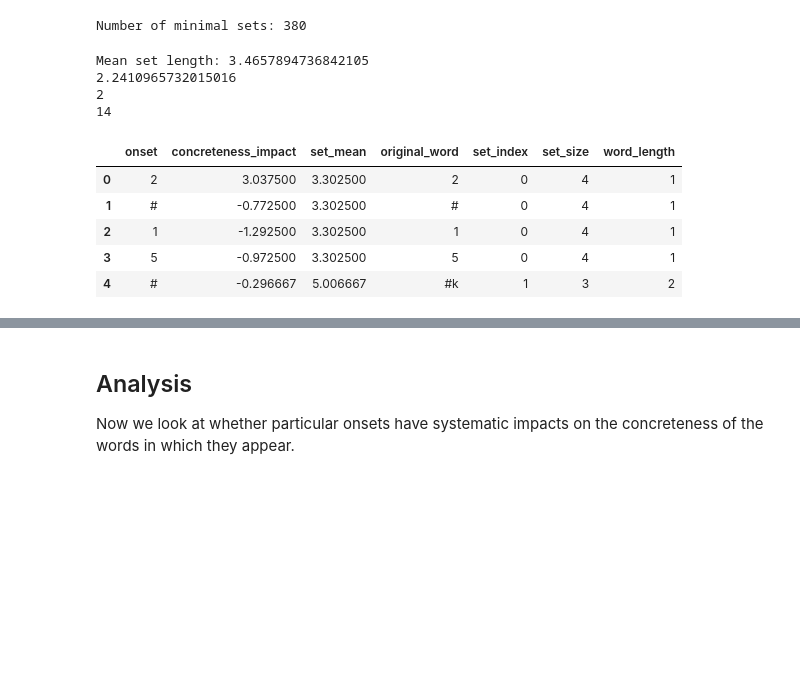
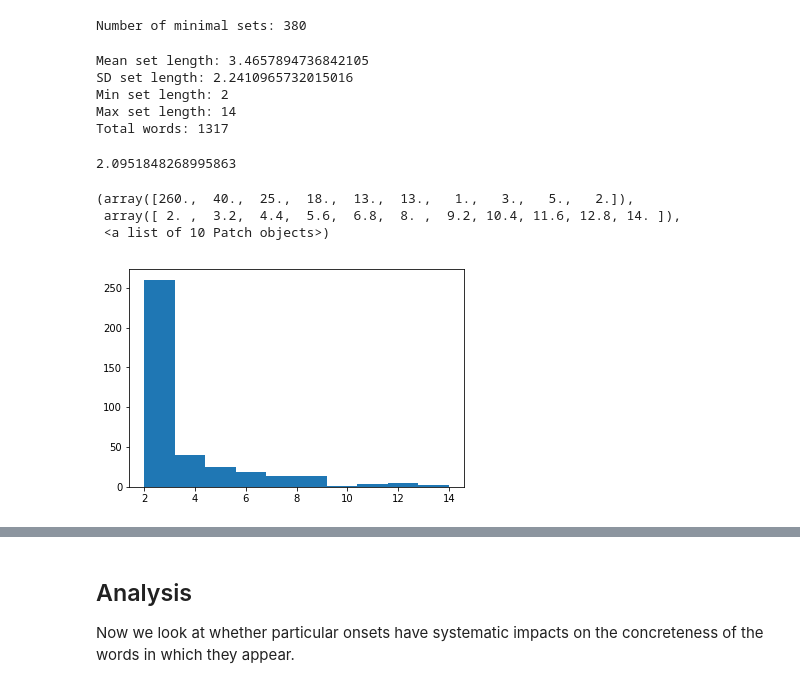
Before and after one commit to seantrott/concreteness, a Jupyter notebook: phonetic_onset_concreteness.ipynb, the cells around one changed output, grey strips where cells are left out. Saved outputs shown, nothing was run; the diff lists cells and outputs as text; code cells hidden in the pictures; blank space fills up the shorter version.

Commit message:
Provided skew information

```diff
--- a/phonetic_onset_concreteness.ipynb
+++ b/phonetic_onset_concreteness.ipynb
@@ -77,14 +78,25 @@ Number of minimal sets: 380
 lengths = np.array([len(s) for s in minimal_sets])
 mean_length = np.mean(lengths)
 print("Mean set length: {m}".format(m=mean_length))
-print(np.std(lengths))
-print(min(lengths))
-print(max(lengths))
+print("SD set length: {m}".format(m=np.std(lengths)))
+print("Min set length: {m}".format(m=min(lengths)))
+print("Max set length: {m}".format(m=max(lengths)))
+print("Total words: {m}".format(m=sum(lengths)))
 # %% [output]
 Mean set length: 3.4657894736842105
-2.2410965732015016
-2
-14
+SD set length: 2.2410965732015016
+Min set length: 2
+Max set length: 14
+Total words: 1317
+# %%
+print(ss.skew(lengths))
+plt.hist(lengths)
+# %% [output]
+2.0951848268995863
+(array([260.,  40.,  25.,  18.,  13.,  13.,   1.,   3.,   5.,   2.]),
+ array([ 2. ,  3.2,  4.4,  5.6,  6.8,  8. ,  9.2, 10.4, 11.6, 12.8, 14. ]),
+ <a list of 10 Patch objects>)
+[figure, added]
 # %%
 # Calculate onset impact
 onset_to_impact = []
@@ -99,12 +111,3 @@ for set_index, ms in tqdm(list(enumerate(minimal_sets))):
 
 COLUMNS = ['onset', 'concreteness_impact', 'set_mean', 'original_word', 'set_index', 'set_size', 'word_length']
 final_df = pd.DataFrame(onset_to_impact, columns=COLUMNS)
-# %%
-final_df.head(5)
-# %% [output]
-|  | onset | concreteness_impact | set_mean | original_word | set_index | set_size | word_length |
-| 0 | 2 | 3.037500 | 3.302500 | 2 | 0 | 4 | 1 |
-| 1 | # | -0.772500 | 3.302500 | # | 0 | 4 | 1 |
-| 2 | 1 | -1.292500 | 3.302500 | 1 | 0 | 4 | 1 |
-| 3 | 5 | -0.972500 | 3.302500 | 5 | 0 | 4 | 1 |
-| 4 | # | -0.296667 | 5.006667 | #k | 1 | 3 | 2 |
```
Also changed, not shown: parts of 5 cells of this notebook.
